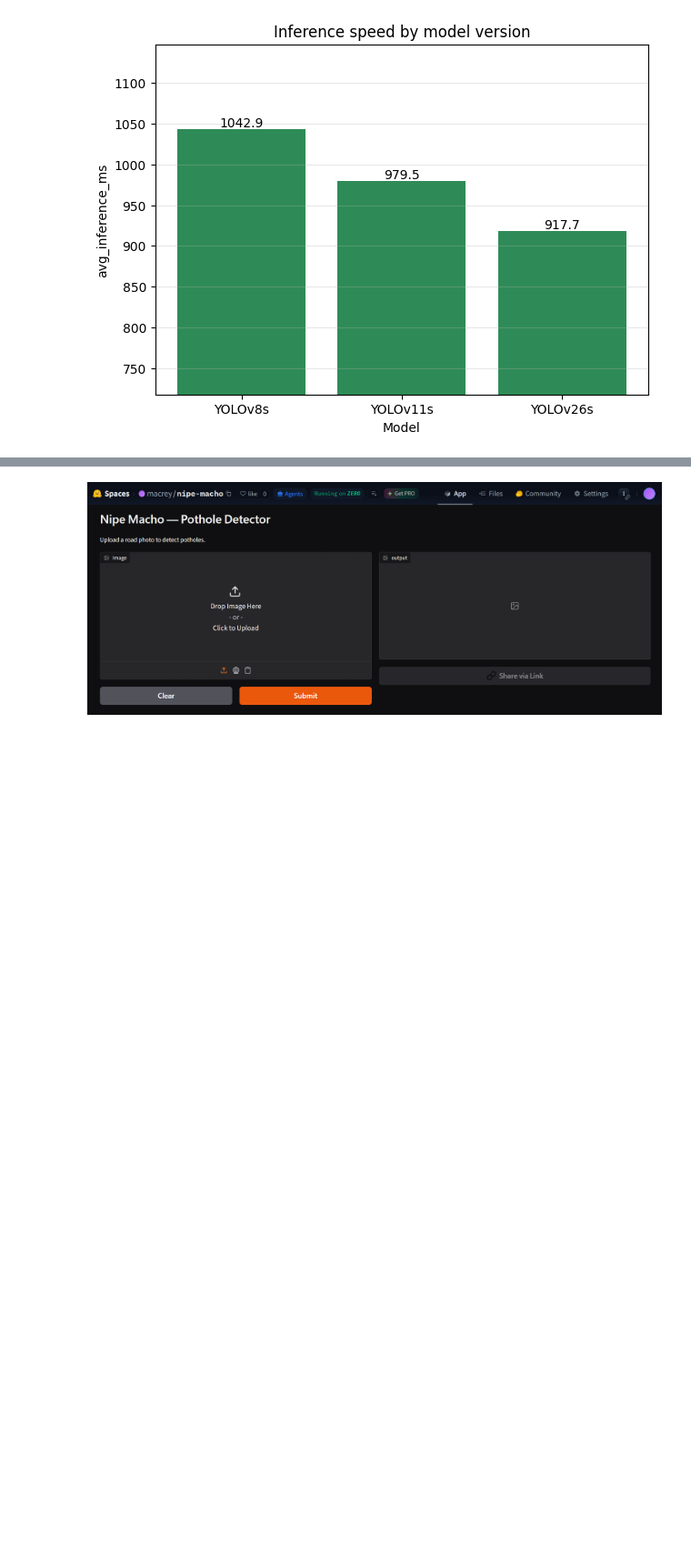
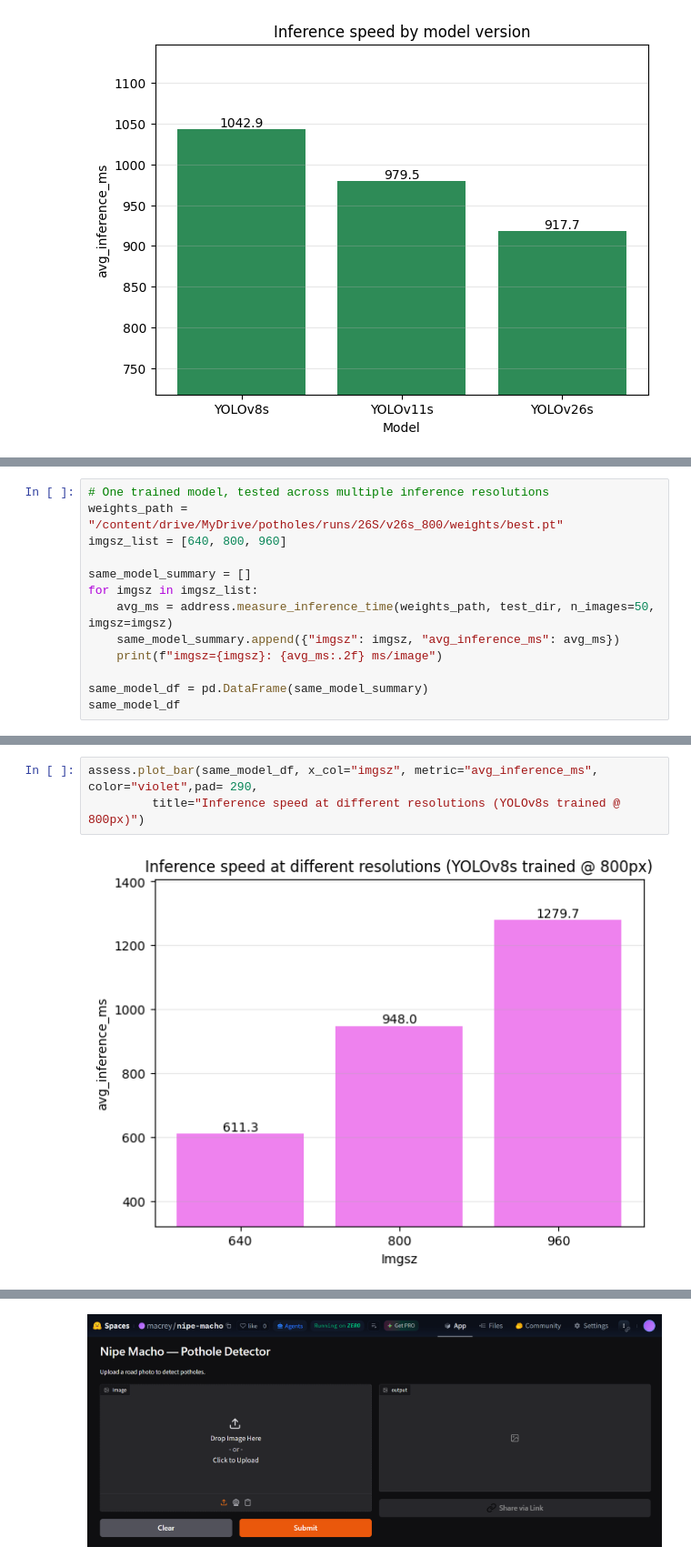
Before and after one commit to kibwale/nipe_macho, a Jupyter notebook: notebooks/testing_new_data.ipynb, the cells around one changed output, grey strips where cells are left out. Shown at 91% size. Drawn from its saved outputs; the diff is of its cells as text; blank space fills up the shorter version.

```diff
--- a/notebooks/testing_new_data.ipynb
+++ b/notebooks/testing_new_data.ipynb
@@ -579,0 +587,13 @@ assess.plot_bar(inference_df, x_col="model", metric="avg_inference_ms", color="s
+# %%
+# One trained model, tested across multiple inference resolutions
+weights_path = "/content/drive/MyDrive/potholes/runs/26S/v26s_800/weights/best.pt"
+imgsz_list = [640, 800, 960]
+
+same_model_summary = []
+for imgsz in imgsz_list:
+    avg_ms = address.measure_inference_time(weights_path, test_dir, n_images=50, imgsz=imgsz)
+    same_model_summary.append({"imgsz": imgsz, "avg_inference_ms": avg_ms})
+    print(f"imgsz={imgsz}: {avg_ms:.2f} ms/image")
+
+same_model_df = pd.DataFrame(same_model_summary)
+same_model_df
@@ -579,0 +608,5 @@ assess.plot_bar(inference_df, x_col="model", metric="avg_inference_ms", color="s
+# %%
+assess.plot_bar(same_model_df, x_col="imgsz", metric="avg_inference_ms", color="violet",pad= 290,
+         title="Inference speed at different resolutions (YOLOv8s trained @ 800px)")
+# %% [output]
+[figure, added]
```
Also changed, not shown: parts of 8 cells of this notebook.
